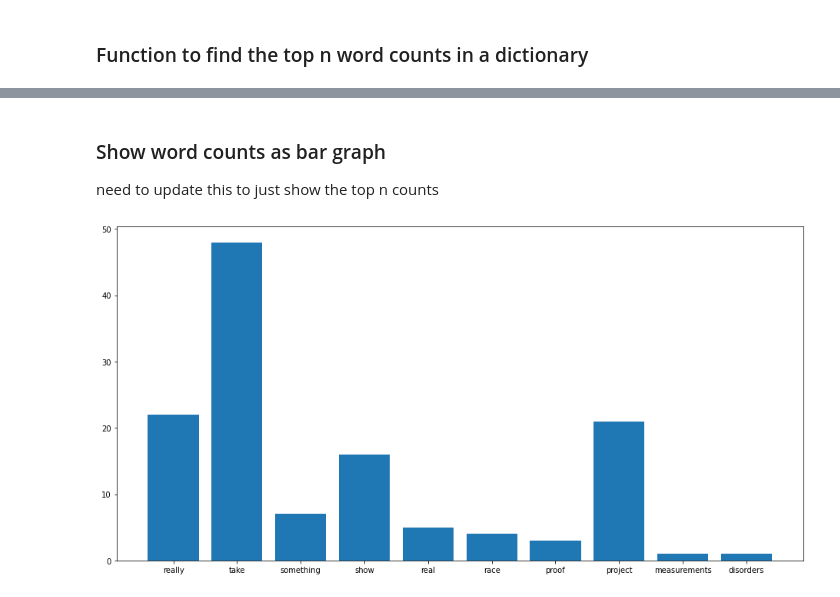
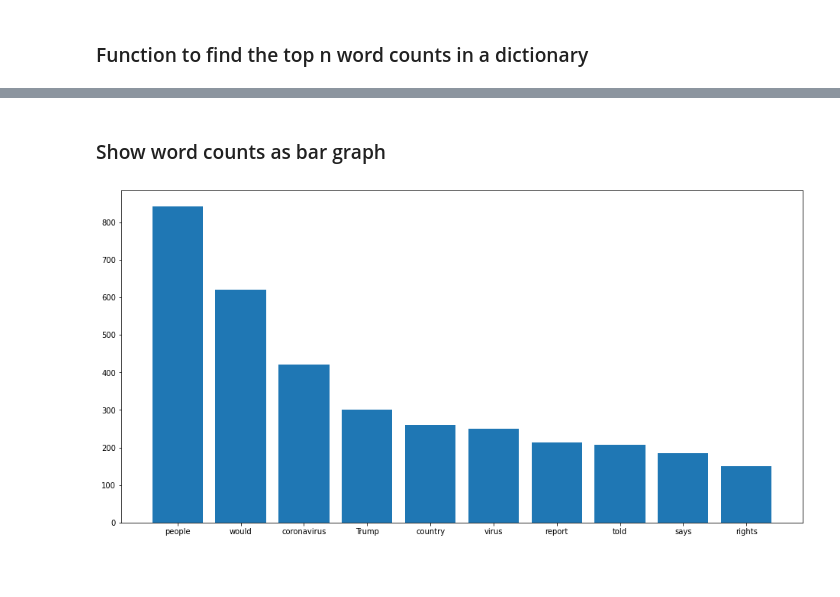
Before and after one commit to MarkyMan4/news-nlp-analysis, a Jupyter notebook: notebooks/word_cloud.ipynb, the cells around one changed output, grey strips where cells are left out. Cells and saved outputs as stored; diff of their text form; code cells hidden in the pictures; blank space fills up the shorter version.

Commit message:
wrote function to find top n values in a dictionary

```diff
--- a/notebooks/word_cloud.ipynb
+++ b/notebooks/word_cloud.ipynb
@@ -89,6 +91,28 @@ disorders: 1
 # %% [markdown]
 ### Function to find the top n word counts in a dictionary
 # %%
-# find the top n words
 def get_top_n_words(counts: dict, n: int) -> dict:
-    return
+    # turn the dictionary into a 2d array so it's easier to work with
+    words = list(counts.keys())
+    values = list(counts.values())
+
+    # keep track of the indices of the top counts
+    max_val_indices = [0 for _ in range(n)]
+
+    # For each count, loop over max_val_indices looking for an index that
+    # contains a value less than the current value. If it finds one, set that
+    # index to the current value index. This results in a list of the top n words
+    # sorted in descending order.
+    for i in range(len(values)):
+        for j in range(len(max_val_indices)):
+            if values[i] > values[max_val_indices[j]]:
+                max_val_indices[j] = i
+                break
+
+    # give the results as a dictionary of words and counts
+    top_n = {}
+
+    for indx in max_val_indices:
+        top_n.update({words[indx]: values[indx]})
+
+    return top_n
@@ -113,13 +119,15 @@ def get_top_n_words(counts: dict, n: int) -> dict:
 # %% [markdown]
 ### Show word counts as bar graph
-need to update this to just show the top n counts
 # %%
+# find the top 10 word counts
+top_10 = get_top_n_words(word_counts, 10)
+
 plt.figure(figsize=(16,8))
 plt.bar(
-    [i for i in range(10)],
-    [word_counts[key] for key in list(word_counts.keys())[:10]],
-    tick_label=[key for key in list(word_counts.keys())[:10]]
+    [i for i in range(len(top_10))],
+    [top_10[key] for key in list(top_10.keys())],
+    tick_label=[key for key in list(top_10.keys())]
 )
 plt.show()
 # %% [output]
-[figure, old version]
+[figure, new version]
```
Also changed, not shown: parts of 2 cells of this notebook.
